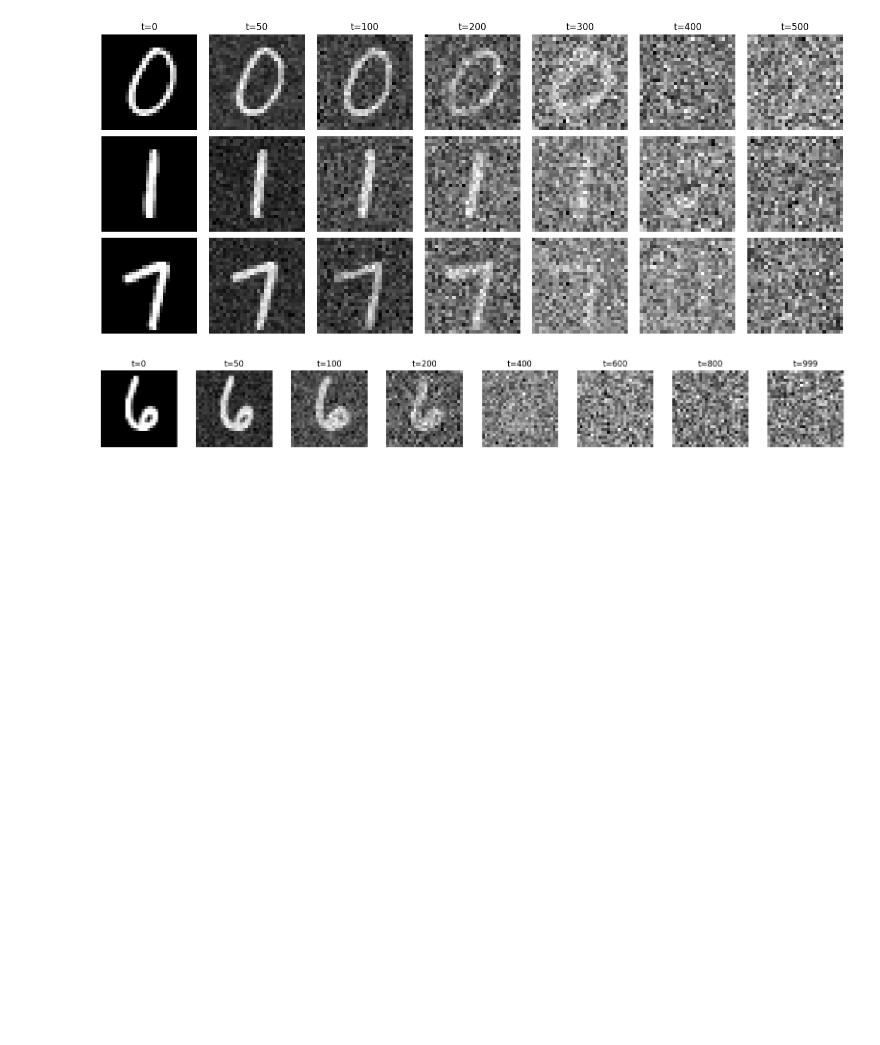
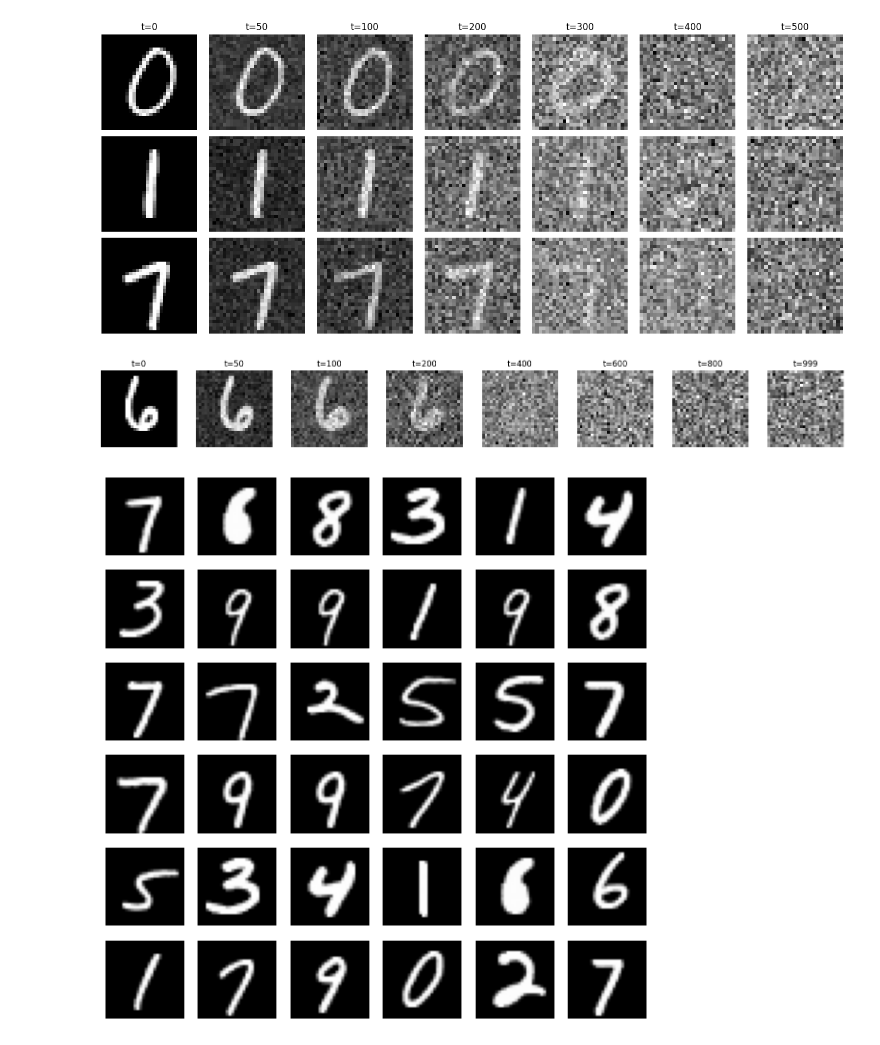
Before and after one commit to LoqmanSamani/physics_aware_diffusion, a Jupyter notebook: Untitled.ipynb, the cells around one changed output. Cells and saved outputs as stored; diff of their text form; code cells hidden in the pictures; blank space fills up the shorter version.

```diff
--- a/Untitled.ipynb
+++ b/Untitled.ipynb
@@ -428,3 +428,27 @@ def visualize_diffusion(steps, vis_steps):
 visualize_diffusion(steps, vis_steps)
 # %% [output]
 [figure]
+# %%
+import matplotlib.pyplot as plt
+import matplotlib.image as mpimg
+import os
+
+img_dir = "/home/loqman/Downloads/projs/physics_aware_diffusion/experiments/mnist/results/hh"
+
+fig, axes = plt.subplots(6, 6, figsize=(6, 6))
+
+for i in range(36):
+    row = i // 6
+    col = i % 6
+
+    img_path = os.path.join(img_dir, f"img_{i+1}.png")
+    img = mpimg.imread(img_path)
+
+    axes[row, col].imshow(img, cmap="gray")
+    axes[row, col].axis("off")
+
+plt.tight_layout()
+plt.savefig("gggg")
+plt.show()
+# %% [output]
+[figure, added]
```
Also changed, not shown: 2 other files.
